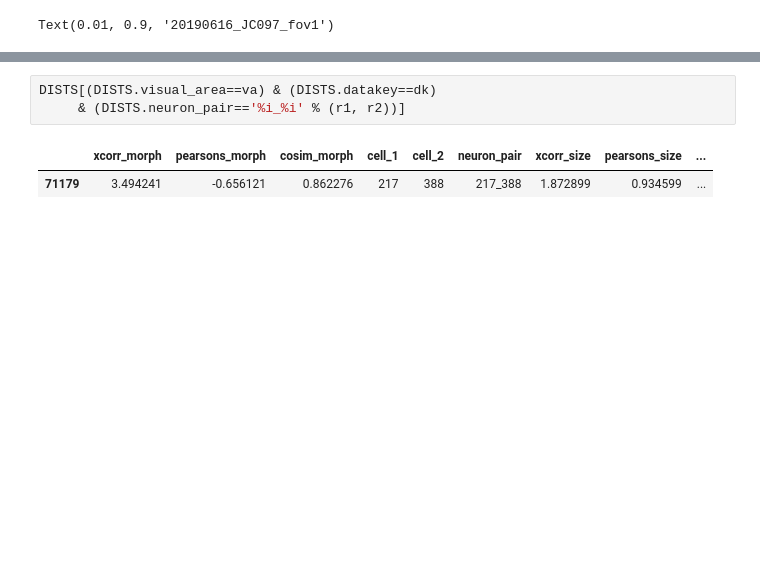
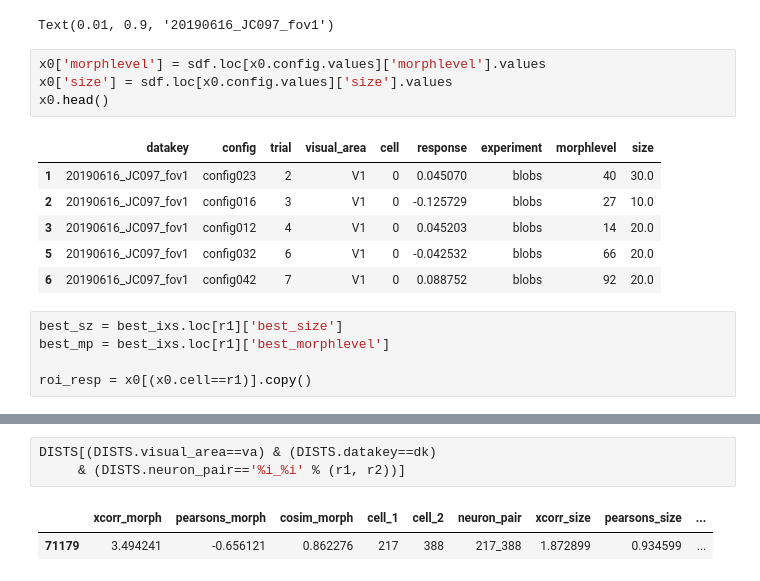
Before and after one commit to julianarhee/rat-2p-area-characterizations, a Jupyter notebook: analyze2p/objects/correlate_tuning_curves.ipynb, the cells around one changed output, grey strips where cells are left out. Cells and saved outputs as stored; diff of their text form; blank space fills up the shorter version.

```diff
--- a/analyze2p/objects/correlate_tuning_curves.ipynb
+++ b/analyze2p/objects/correlate_tuning_curves.ipynb
@@ -411,3 +417,19 @@ fig.text(0.01, 0.9, dk)
 [interactive output not drawn]
 [interactive output not drawn]
 Text(0.01, 0.9, '20190616_JC097_fov1')
+# %%
+x0['morphlevel'] = sdf.loc[x0.config.values]['morphlevel'].values
+x0['size'] = sdf.loc[x0.config.values]['size'].values
+x0.head()
+# %% [output]
+|  | datakey | config | trial | visual_area | cell | response | experiment | morphlevel | size |
+| 1 | 20190616_JC097_fov1 | config023 | 2 | V1 | 0 | 0.045070 | blobs | 40 | 30.0 |
+| 2 | 20190616_JC097_fov1 | config016 | 3 | V1 | 0 | -0.125729 | blobs | 27 | 10.0 |
+| 3 | 20190616_JC097_fov1 | config012 | 4 | V1 | 0 | 0.045203 | blobs | 14 | 20.0 |
+| 5 | 20190616_JC097_fov1 | config032 | 6 | V1 | 0 | -0.042532 | blobs | 66 | 20.0 |
+| 6 | 20190616_JC097_fov1 | config042 | 7 | V1 | 0 | 0.088752 | blobs | 92 | 20.0 |
+# %%
+best_sz = best_ixs.loc[r1]['best_size']
+best_mp = best_ixs.loc[r1]['best_morphlevel']
+
+roi_resp = x0[(x0.cell==r1)].copy()
```
Also changed, not shown: parts of 44 cells of this notebook, 1 other file.
